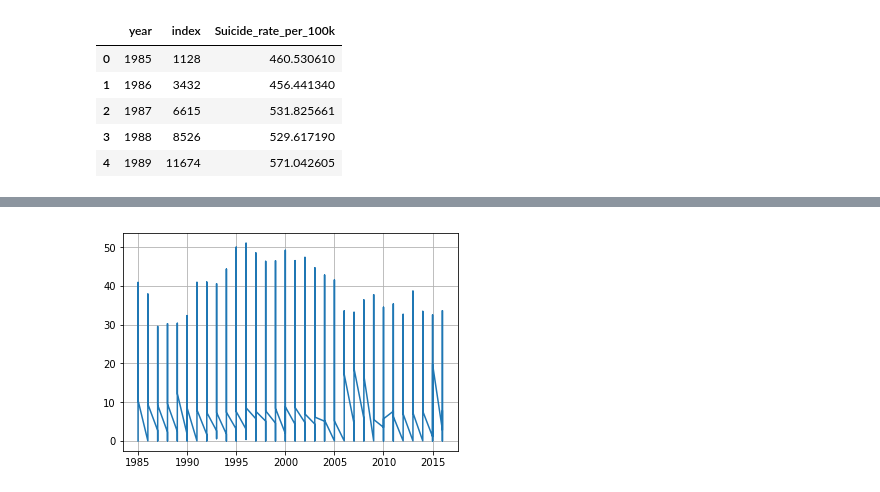
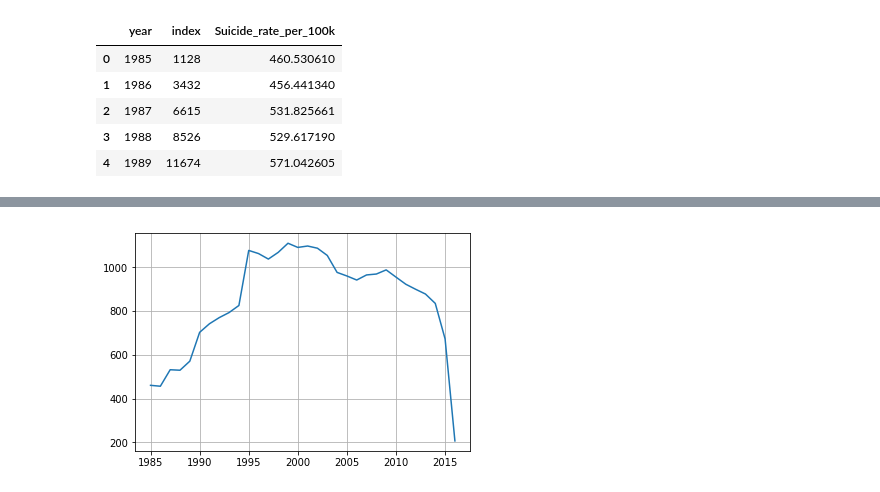
Before and after one commit to EJohnson7/ETL, a Jupyter notebook: Jupyter Notebook and more/kaggle.ipynb, the cells around one changed output, grey strips where cells are left out. Saved outputs shown, nothing was run; the diff lists cells and outputs as text; code cells hidden in the pictures.

```diff
--- a/Jupyter Notebook and more/kaggle.ipynb
+++ b/Jupyter Notebook and more/kaggle.ipynb
@@ -192,4 +192,4 @@ year.head()
 | 3 | 1988 | 8526 | 529.617190 |
 | 4 | 1989 | 11674 | 571.042605 |
 # %%
-year.drop(['inde'], axis=1, inplace=True)
+year.drop(['index'], axis=1, inplace=True)
@@ -196,21 +205,21 @@ year.drop(['inde'], axis=1, inplace=True)
 # %%
 import matplotlib
 import matplotlib.pyplot as plt
 import numpy as np
 
 # Data for plotting
 
-t = year_rate_df["year"]
-s = year_rate_df["Suicide_rate_per_100k"]
+t = year["year"]
+s = year["Suicide_rate_per_100k"]
 
 fig, ax = plt.subplots()
 ax.plot(t, s)
 
 #ax.set(xlabel='time (s)', ylabel='voltage (mV)',
 #       title='About as simple as it gets, folks')
 ax.grid()
 
-fig.savefig("test.png")
+fig.savefig("suicide_rate_per_100k_by_year.png")
 plt.show()
 # %% [output]
-[figure, old version]
+[figure, new version]
```
Also changed, not shown: parts of 1 cell of this notebook.
